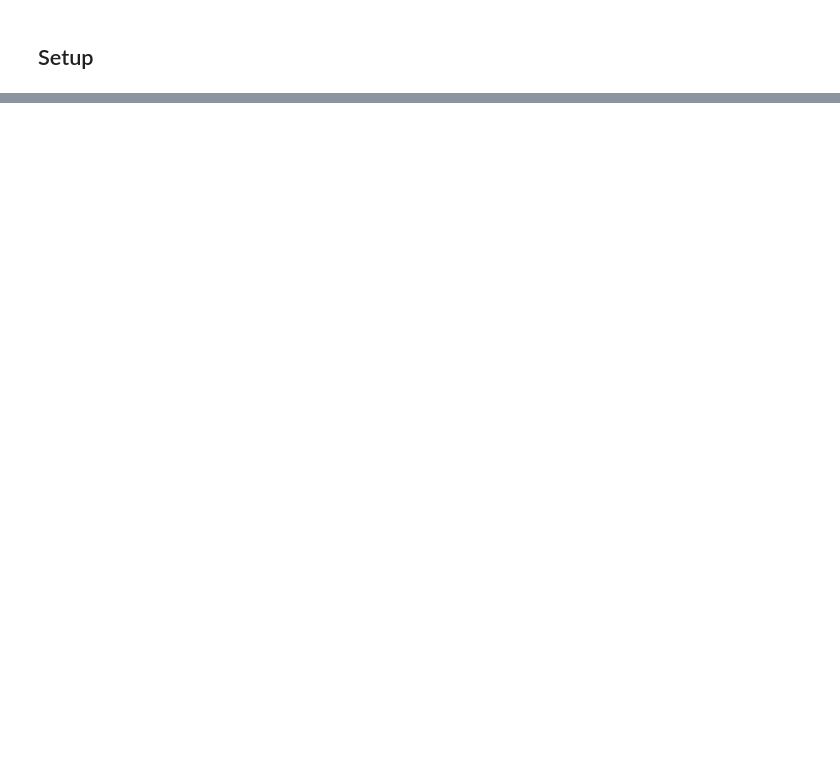
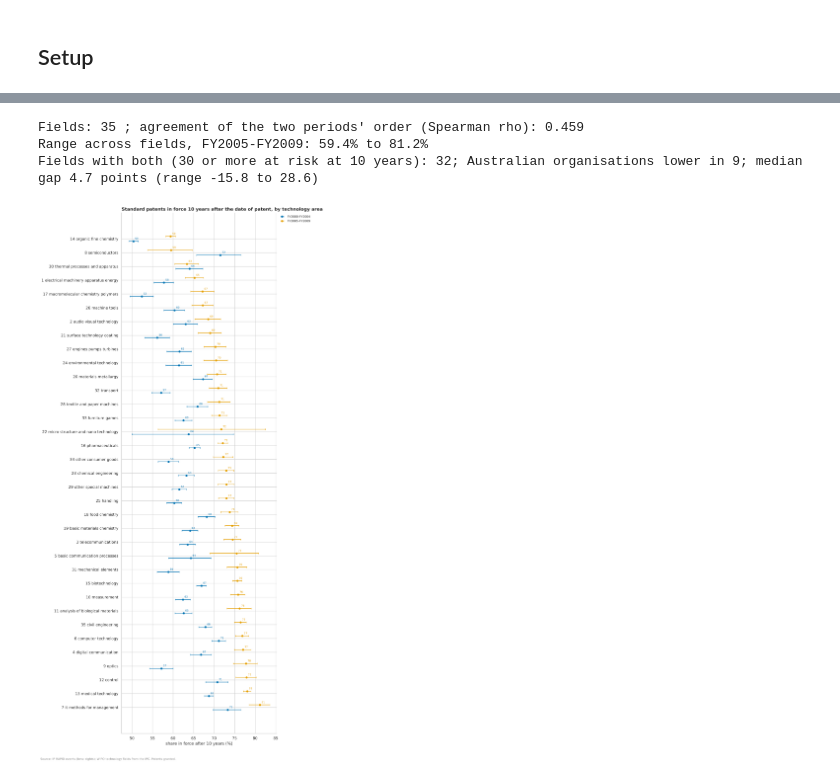
Before and after one commit to Thomas-Amann-IPAustralia/Aus-GII-Breakdown, a Jupyter notebook: analysis/notebooks/02_bivariate.ipynb, the cells around one changed output, grey strips where cells are left out. Cells and saved outputs as stored; diff of their text form; code cells hidden in the pictures; blank space fills up the shorter version.

```diff
--- a/analysis/notebooks/02_bivariate.ipynb
+++ b/analysis/notebooks/02_bivariate.ipynb
@@ -191,0 +676,51 @@ _To be written from the outputs above, each quoting its numbers._
+# %%
+# By technology area (WIPO's 35 fields): the share in force after 10 years, for both periods, and whether the order of
+# the fields holds from one period to the other
+km_area = lifetimes("patent_type = 'standard' AND main_area IS NOT NULL", "main_area", [(2005, 2009), (2000, 2004)])
+area10 = at_years(km_area, [10]).droplevel("years")
+wide = area10["in force"].unstack("period")
+order = wide.sort_values("FY2005-FY2009").index
+plot = area10.reset_index().set_index("group").loc[order].rename(columns={"in force": "share"})
+plot.index = plot.index.str.replace("_", " ")
+fig = bi.dot_chart(
+    plot,
+    value="share",
+    low="low",
+    high="high",
+    hue="period",
+    fmt="{:.0f}",
+    title="Standard patents in force 10 years after the date of patent, by technology area",
+    xlabel="share in force after 10 years",
+)
+style.source(fig, "IP RAPID events (lens: rights); WIPO technology fields from the IPC. Patents granted.")
+print(
+    "Fields:",
+    len(wide.dropna()),
+    "; agreement of the two periods' order (Spearman rho):",
+    round(wide.dropna().corr(method="spearman").iloc[0, 1], 3),
+)
+print(
+    "Range across fields, FY2005-FY2009:",
+    f"{100 * wide['FY2005-FY2009'].min():.1f}% to {100 * wide['FY2005-FY2009'].max():.1f}%",
+)
+
+# Does the origin gap hold within fields? Australian against overseas organisations, field by field (FY2005-FY2009)
+km_af = lifetimes(
+    STD + " AND founder_type = 'organisation' AND main_area IS NOT NULL",
+    "main_area || ' / ' || CASE WHEN founding_australian THEN 'AU' ELSE 'overseas' END",
+    [(2005, 2009)],
+)
+af = bi.survival_with_interval(km_af, 10, by="key").reset_index()
+af[["area", "who"]] = af.key.str.split(" | ", regex=False).str[0].str.split(" / ", expand=True)
+both = af.pivot(index="area", columns="who", values="in force").dropna()
+gap = 100 * (both["AU"] - both["overseas"])
+print(
+    f"Fields with both (30 or more at risk at 10 years): {len(both)};",
+    f"Australian organisations lower in {(gap < 0).sum()};",
+    f"median gap {gap.median():.1f} points (range {gap.min():.1f} to {gap.max():.1f})",
+)
+# %% [output]
+Fields: 35 ; agreement of the two periods' order (Spearman rho): 0.459
+Range across fields, FY2005-FY2009: 59.4% to 81.2%
+Fields with both (30 or more at risk at 10 years): 32; Australian organisations lower in 9; median gap 4.7 points (range -15.8 to 28.6)
+[figure, added]
```
Also changed, not shown: parts of 82 cells of this notebook, 9 other files.
